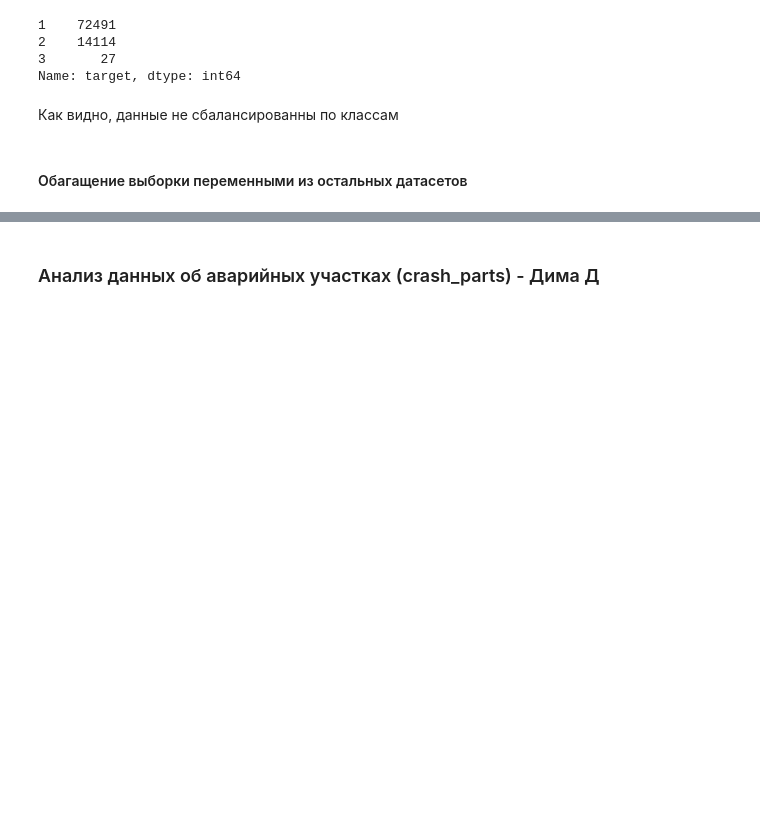
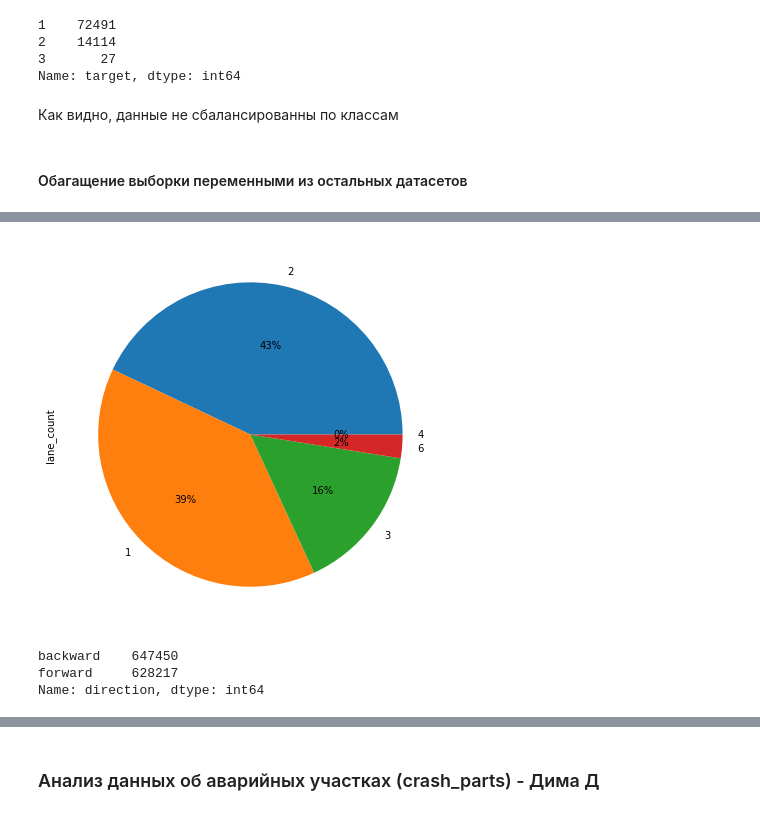
Before and after one commit to dmitrydonchenko/emergency_hack_track3_mstsc, a Jupyter notebook: mst_sc.ipynb, the cells around one changed output, grey strips where cells are left out. Cells and saved outputs as stored; diff of their text form; code cells hidden in the pictures; blank space fills up the shorter version.

```diff
--- a/mst_sc.ipynb
+++ b/mst_sc.ipynb
@@ -125,4 +132,9 @@ plt.show()
 # %%
 START_TRAIN_DATE = '2016-01-01'
 END_TRAIN_DATE = '2020-12-31'
+
+def filter_by_dates(df, start_date, train_date, datetime_col = 'datetime'):
+    date_condition1 = (df[datetime_col] >= start_date)
+    date_condition2 = (df[datetime_col] <= train_date)
+    return df[date_condition1 & date_condition2]
 # %%
@@ -193,0 +246,2 @@ memory usage: 784.3+ MB
+# %%
+traffic = filter_by_dates(traffic, START_TRAIN_DATE, END_TRAIN_DATE)
@@ -193,0 +256,2 @@ memory usage: 784.3+ MB
+# %%
+traffic.drop_duplicates(inplace = True)
@@ -193,0 +268,10 @@ memory usage: 784.3+ MB
+# %%
+traffic.lane_count.value_counts().plot(kind = 'pie', figsize = (7, 7), autopct='%1.0f%%');
+# %% [output]
+[figure, added]
+# %%
+traffic.direction.value_counts()
+# %% [output]
+backward    647450
+forward     628217
+Name: direction, dtype: int64
```
Also changed, not shown: parts of 35 cells of this notebook.
